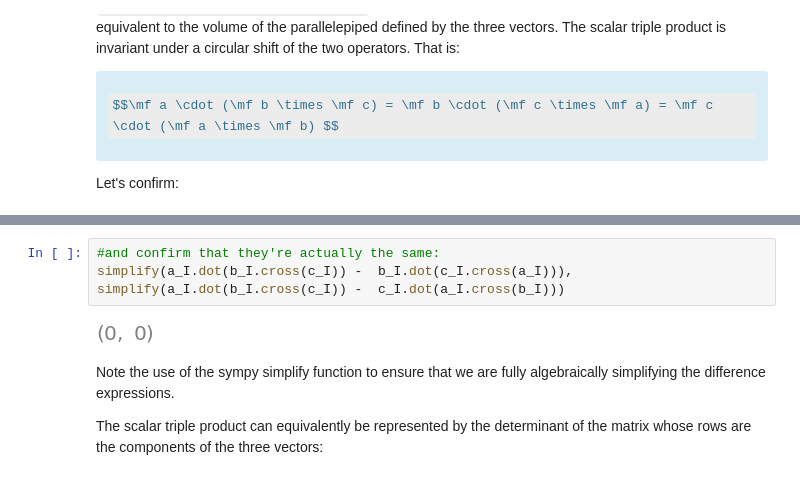
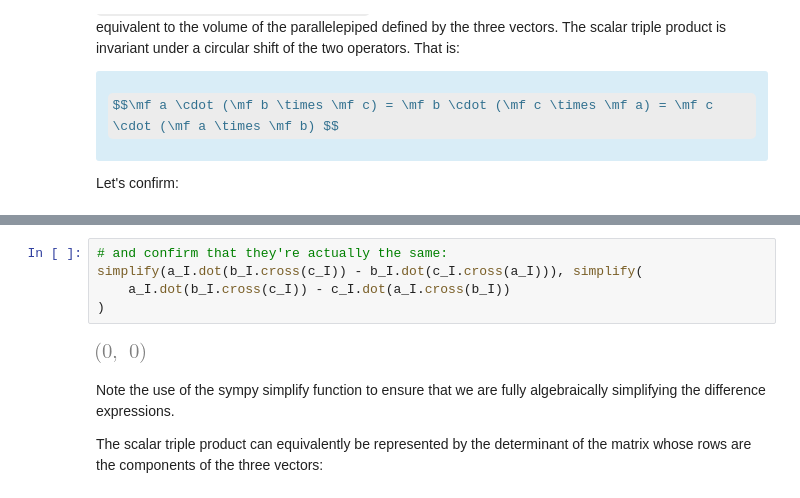
Before and after one commit to dsavransky/astrodynamicsbook, a Jupyter notebook: Notebooks/02-Vector Products.ipynb, the cells around one changed output, grey strips where cells are left out. Drawn from its saved outputs; the diff is of its cells as text; some formulas as TeX source.

```diff
--- a/Notebooks/02-Vector Products.ipynb
+++ b/Notebooks/02-Vector Products.ipynb
@@ -356,8 +358,10 @@ a_I.dot(b_I.cross(c_I)), b_I.dot(c_I.cross(a_I)),c_I.dot(a_I.cross(b_I))
 # %%
-#and confirm that they're actually the same:
-simplify(a_I.dot(b_I.cross(c_I)) -  b_I.dot(c_I.cross(a_I))), simplify(a_I.dot(b_I.cross(c_I)) -  c_I.dot(a_I.cross(b_I)))
+# and confirm that they're actually the same:
+simplify(a_I.dot(b_I.cross(c_I)) - b_I.dot(c_I.cross(a_I))), simplify(
+    a_I.dot(b_I.cross(c_I)) - c_I.dot(a_I.cross(b_I))
+)
 # %% [output]
-[figure, old version]
+[figure, new version]
 # %% [markdown]
 Note the use of the sympy simplify function to ensure that we are fully algebraically simplifying the difference expressions.
 
```
Also changed, not shown: parts of 25 cells of this notebook, 20 other files.
